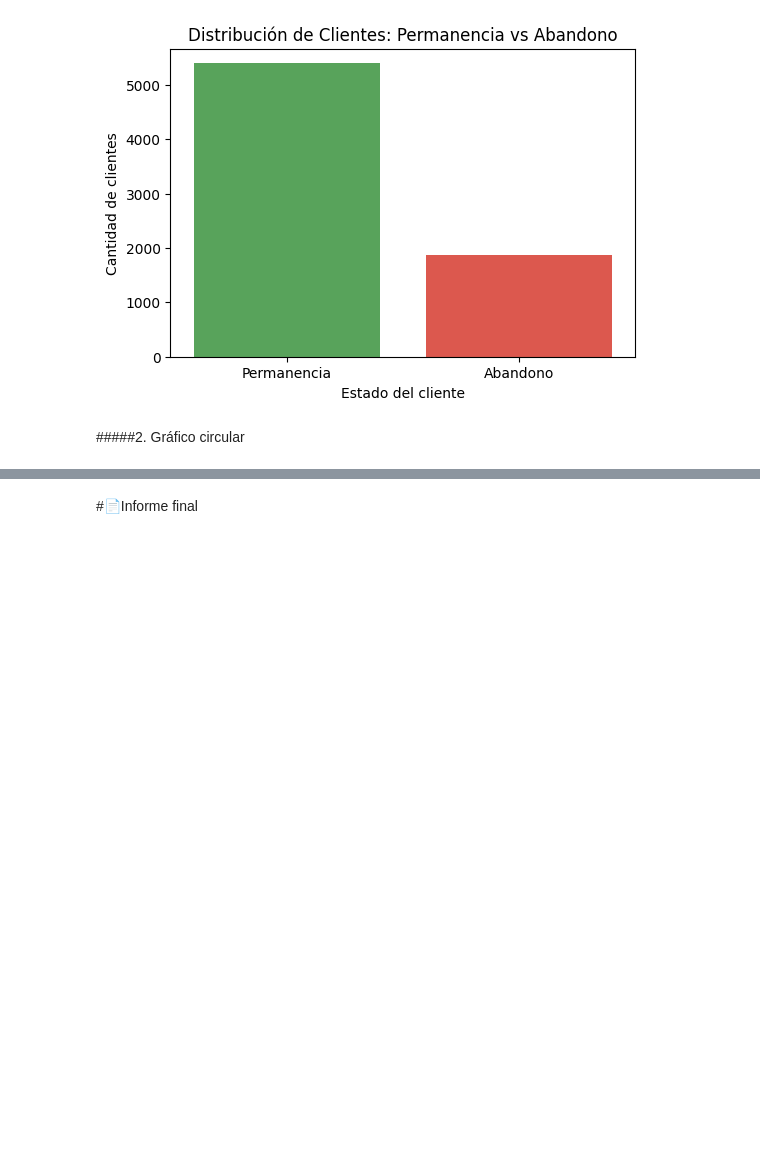
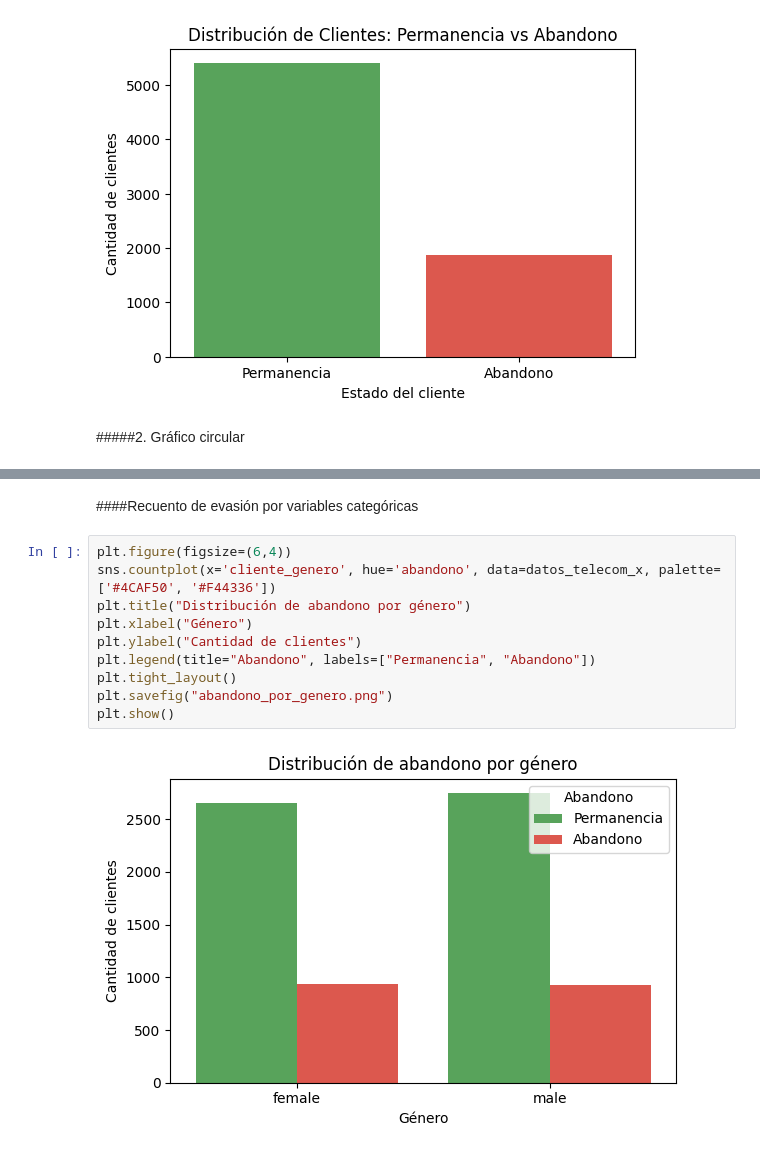
Before and after one commit to MattLudu/Challeng_TelecomX_Latam, a Jupyter notebook: TelecomX_LATAM.ipynb, the cells around one changed output, grey strips where cells are left out. Drawn from its saved outputs; the diff is of its cells as text; blank space fills up the shorter version.

```diff
--- a/TelecomX_LATAM.ipynb
+++ b/TelecomX_LATAM.ipynb
@@ -560,2 +563,14 @@ fig.show()
-# %% [markdown]
-#📄Informe final
+# %% [markdown]
+####Recuento de evasión por variables categóricas
+# %%
+plt.figure(figsize=(6,4))
+sns.countplot(x='cliente_genero', hue='abandono', data=datos_telecom_x, palette=['#4CAF50', '#F44336'])
+plt.title("Distribución de abandono por género")
+plt.xlabel("Género")
+plt.ylabel("Cantidad de clientes")
+plt.legend(title="Abandono", labels=["Permanencia", "Abandono"])
+plt.tight_layout()
+plt.savefig("abandono_por_genero.png")
+plt.show()
+# %% [output]
+[figure, added]
```
Also changed, not shown: parts of 22 cells of this notebook.
